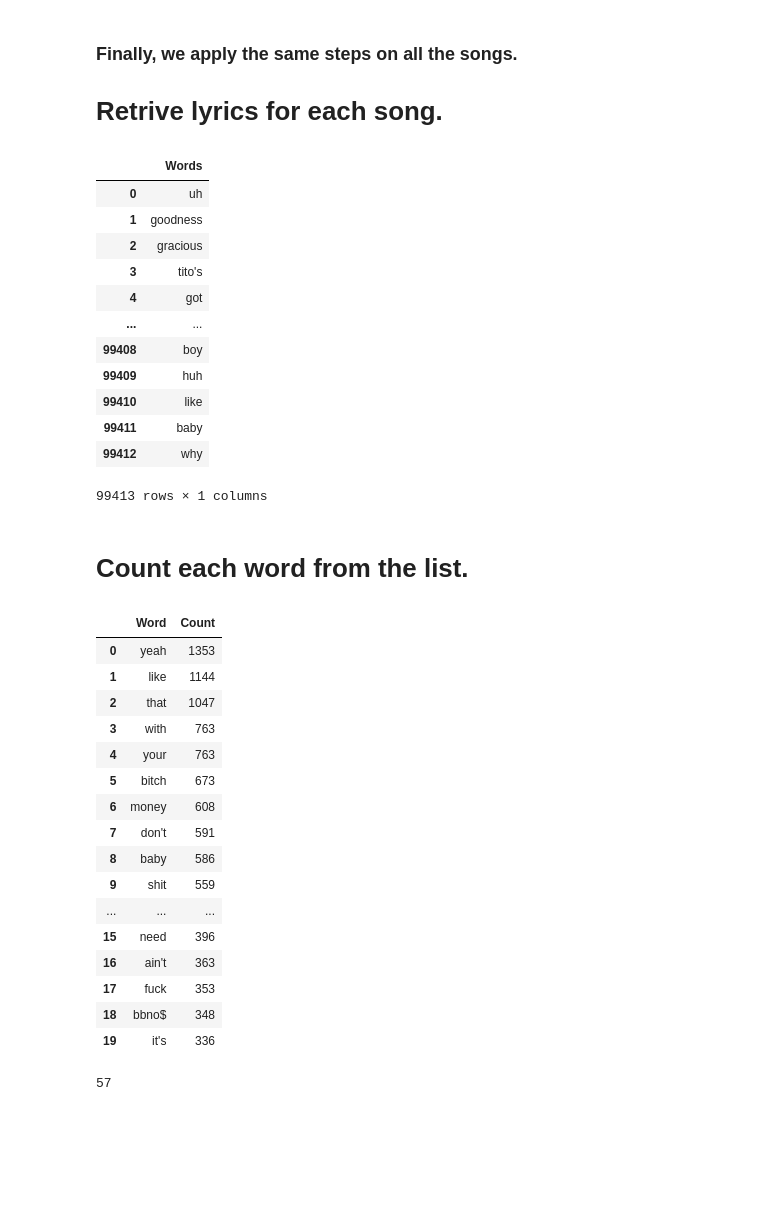
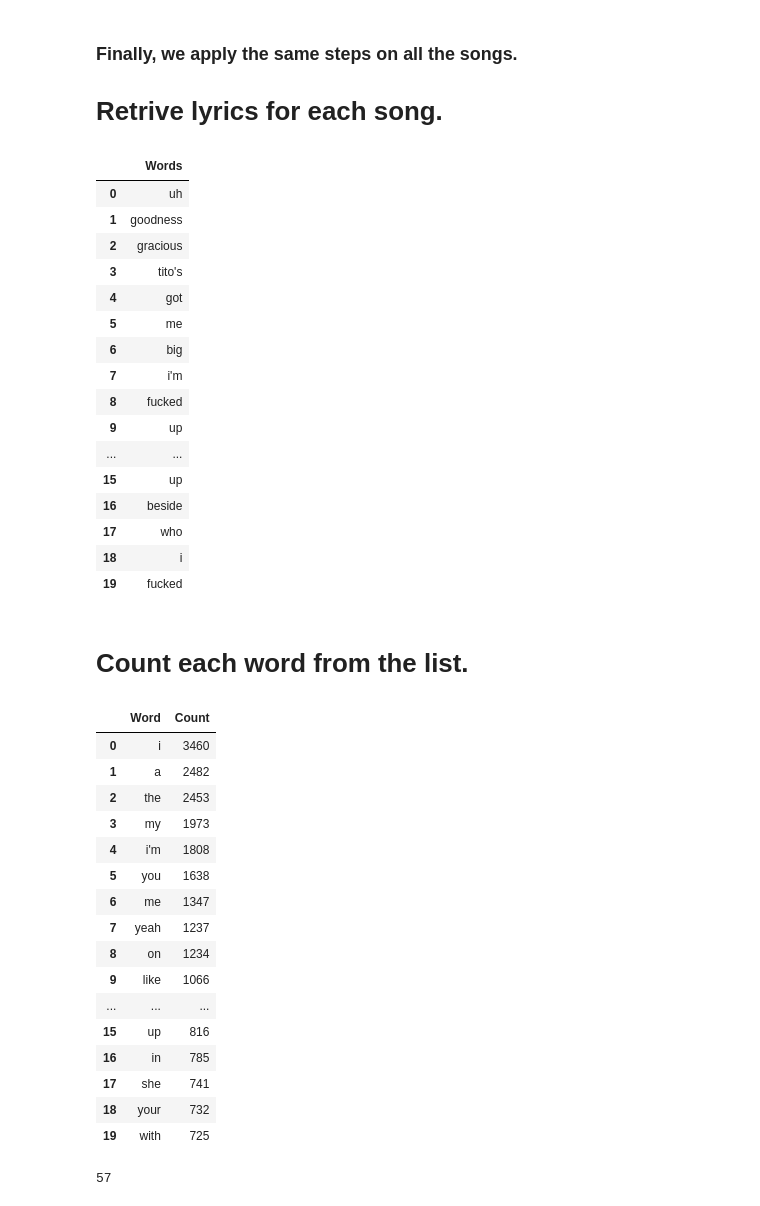
Before and after one commit to AhmedSahbaoui69/bbnolyrics-Most-Used-Words, a Jupyter notebook: Jupyter_Notebook/bbnomula.ipynb, the cells around one changed output. Drawn from its saved outputs; the diff is of its cells as text; code cells hidden in the pictures; blank space fills up the shorter version.

```diff
--- a/Jupyter_Notebook/bbnomula.ipynb
+++ b/Jupyter_Notebook/bbnomula.ipynb
@@ -21,7 +21,7 @@ import pandas as pd
 #### Now let's use webscraping to iterate through HTML elements and extract the titles and the artits involved in each track.
 # %%
 # Open the file then parse it with bs4
-with open("discoraphy_html/discography.html") as f:
+with open("discography_html/discography.html") as f:
     soup = BeautifulSoup(f, 'html.parser')
 # %%
 # Retrieve the <div> element representing the white window
@@ -333,41 +332,45 @@ pd.DataFrame(all_words, columns=['Words'])
 | 2 | gracious |
 | 3 | tito's |
 | 4 | got |
+| 5 | me |
+| 6 | big |
+| 7 | i'm |
+| 8 | fucked |
+| 9 | up |
 | ... | ... |
-| 99408 | boy |
-| 99409 | huh |
-| 99410 | like |
-| 99411 | baby |
-| 99412 | why |
+| 15 | up |
+| 16 | beside |
+| 17 | who |
+| 18 | i |
+| 19 | fucked |
-99413 rows × 1 columns
 # %% [markdown]
 # <b>Count each word from the list.</b>
 # %%
 from collections import Counter
 
-word_counts = Counter(word for word in all_words if len(word) >= 4)
+word_counts = Counter(all_words)
 
 most_common = word_counts.most_common()
 df = pd.DataFrame(most_common, columns=['Word', 'Count'])
 
 df[:20]
 # %% [output]
 |  | Word | Count |
-| 0 | yeah | 1353 |
-| 1 | like | 1144 |
-| 2 | that | 1047 |
-| 3 | with | 763 |
-| 4 | your | 763 |
-| 5 | bitch | 673 |
-| 6 | money | 608 |
-| 7 | don't | 591 |
-| 8 | baby | 586 |
-| 9 | shit | 559 |
+| 0 | i | 3460 |
+| 1 | a | 2482 |
+| 2 | the | 2453 |
+| 3 | my | 1973 |
+| 4 | i'm | 1808 |
+| 5 | you | 1638 |
+| 6 | me | 1347 |
+| 7 | yeah | 1237 |
+| 8 | on | 1234 |
+| 9 | like | 1066 |
 | ... | ... | ... |
-| 15 | need | 396 |
-| 16 | ain't | 363 |
-| 17 | fuck | 353 |
-| 18 | bbno$ | 348 |
-| 19 | it's | 336 |
+| 15 | up | 816 |
+| 16 | in | 785 |
+| 17 | she | 741 |
+| 18 | your | 732 |
+| 19 | with | 725 |
 # %%
 # Honorable Mention
```
Also changed, not shown: parts of 10 cells of this notebook, 3 other files.
